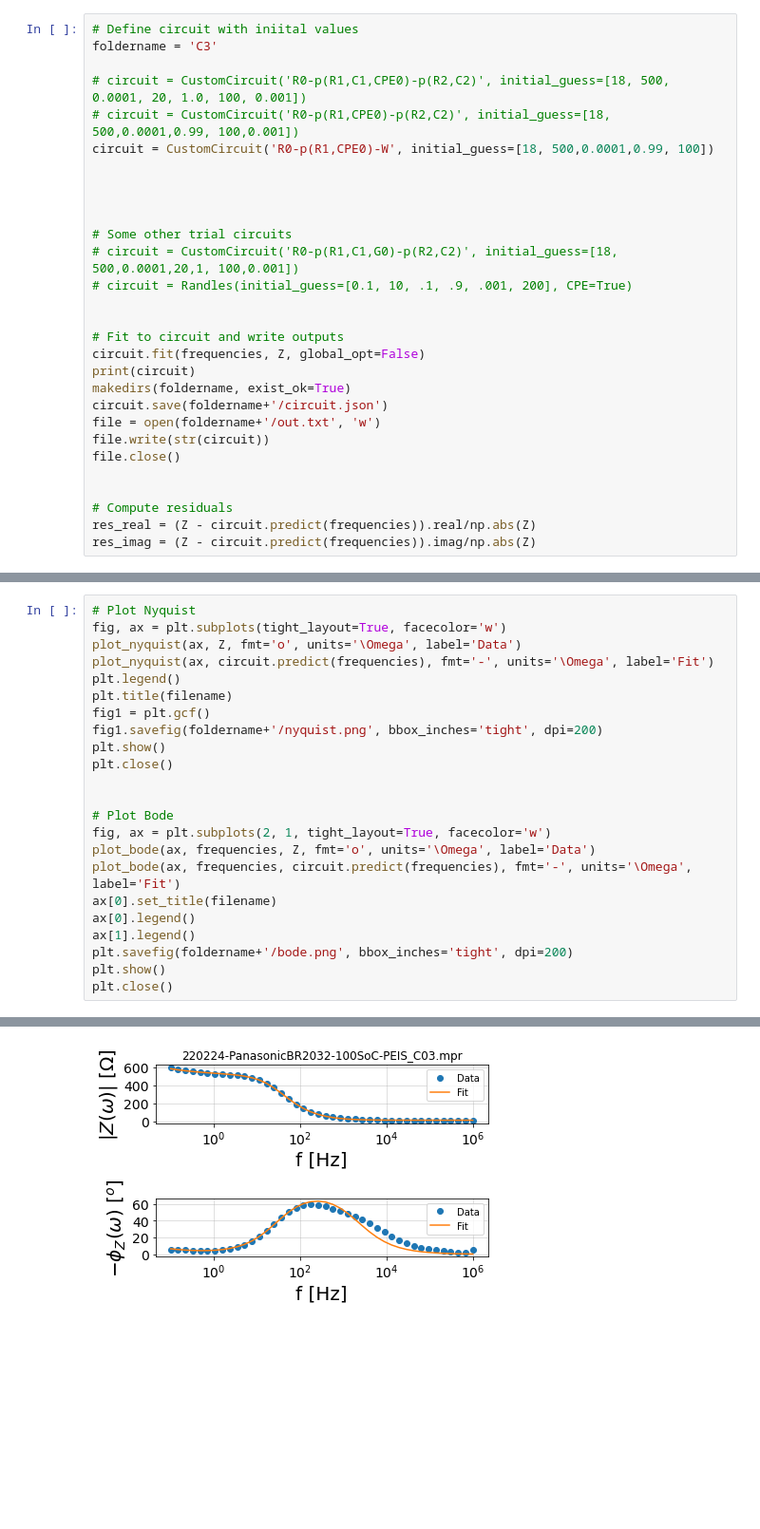
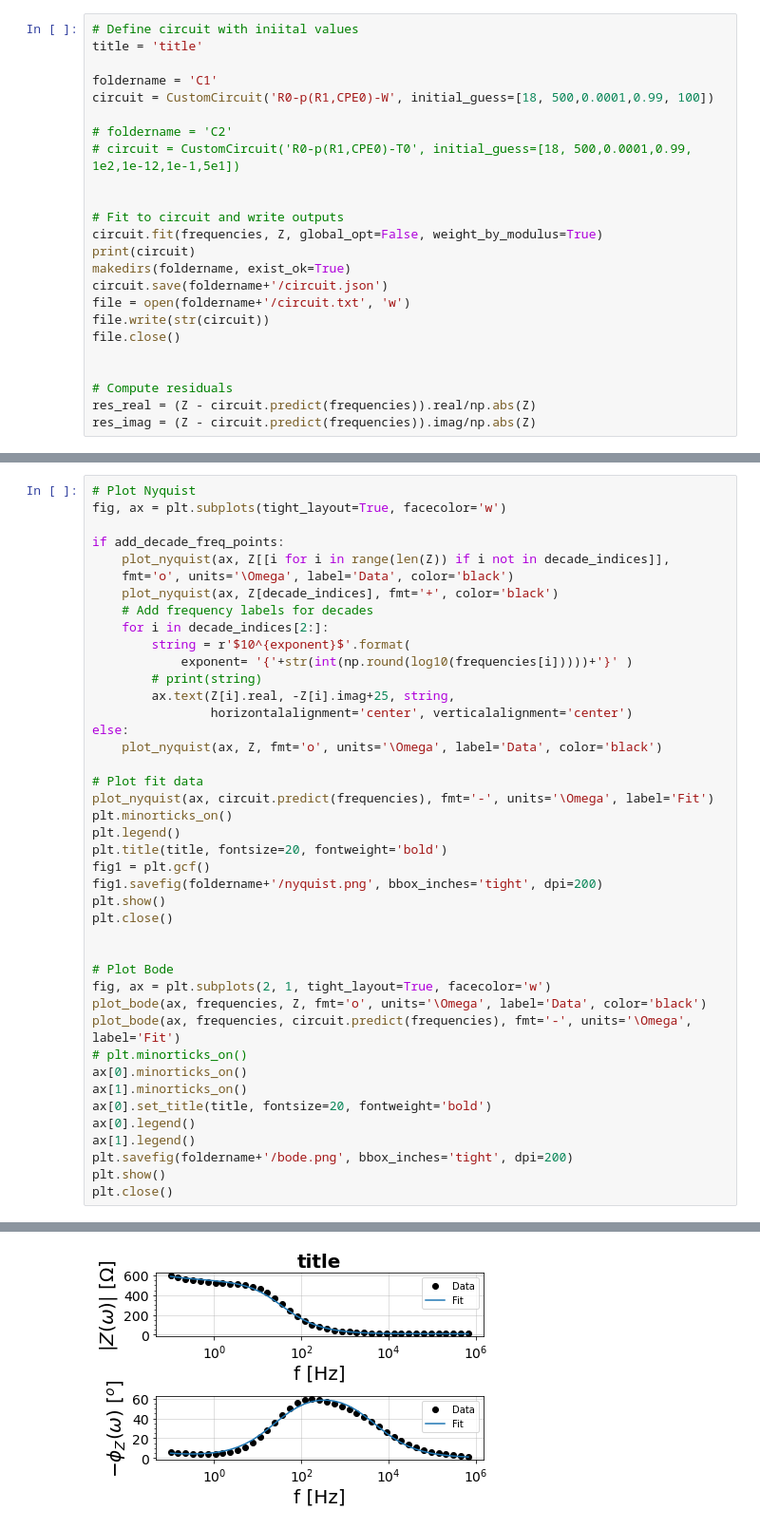
Before and after one commit to venkkris/impedance, a Jupyter notebook: analysis.ipynb, the cells around one changed output, grey strips where cells are left out. Shown at 95% size. Saved outputs shown, nothing was run; the diff lists cells and outputs as text; blank space fills up the shorter version.

```diff
--- a/analysis.ipynb
+++ b/analysis.ipynb
@@ -27,25 +64,20 @@ frequencies, Z = preprocessing.ignoreBelowX(frequencies, Z)
 # %%
 # Define circuit with iniital values
-foldername = 'C3'
+title = 'title'
 
-# circuit = CustomCircuit('R0-p(R1,C1,CPE0)-p(R2,C2)', initial_guess=[18, 500, 0.0001, 20, 1.0, 100, 0.001])
-# circuit = CustomCircuit('R0-p(R1,CPE0)-p(R2,C2)', initial_guess=[18, 500,0.0001,0.99, 100,0.001])
+foldername = 'C1'
 circuit = CustomCircuit('R0-p(R1,CPE0)-W', initial_guess=[18, 500,0.0001,0.99, 100])
 
-
-
-
-# Some other trial circuits
-# circuit = CustomCircuit('R0-p(R1,C1,G0)-p(R2,C2)', initial_guess=[18, 500,0.0001,20,1, 100,0.001])
-# circuit = Randles(initial_guess=[0.1, 10, .1, .9, .001, 200], CPE=True)
+# foldername = 'C2'
+# circuit = CustomCircuit('R0-p(R1,CPE0)-T0', initial_guess=[18, 500,0.0001,0.99, 1e2,1e-12,1e-1,5e1])
 
 
 # Fit to circuit and write outputs
-circuit.fit(frequencies, Z, global_opt=False)
+circuit.fit(frequencies, Z, global_opt=False, weight_by_modulus=True)
 print(circuit)
 makedirs(foldername, exist_ok=True)
 circuit.save(foldername+'/circuit.json')
-file = open(foldername+'/out.txt', 'w')
+file = open(foldername+'/circuit.txt', 'w')
 file.write(str(circuit))
 file.close()
 
@@ -73,10 +105,26 @@ Fit parameters:
 # %%
 # Plot Nyquist
 fig, ax = plt.subplots(tight_layout=True, facecolor='w')
-plot_nyquist(ax, Z, fmt='o', units='\Omega', label='Data')
+
+if add_decade_freq_points:
+    plot_nyquist(ax, Z[[i for i in range(len(Z)) if i not in decade_indices]],
+    fmt='o', units='\Omega', label='Data', color='black')
+    plot_nyquist(ax, Z[decade_indices], fmt='+', color='black')
+    # Add frequency labels for decades
+    for i in decade_indices[2:]:
+        string = r'$10^{exponent}$'.format(
+            exponent= '{'+str(int(np.round(log10(frequencies[i]))))+'}' )
+        # print(string)
+        ax.text(Z[i].real, -Z[i].imag+25, string,
+                horizontalalignment='center', verticalalignment='center')
+else:
+    plot_nyquist(ax, Z, fmt='o', units='\Omega', label='Data', color='black')
+
+# Plot fit data
 plot_nyquist(ax, circuit.predict(frequencies), fmt='-', units='\Omega', label='Fit')
+plt.minorticks_on()
 plt.legend()
-plt.title(filename)
+plt.title(title, fontsize=20, fontweight='bold')
 fig1 = plt.gcf()
 fig1.savefig(foldername+'/nyquist.png', bbox_inches='tight', dpi=200)
 plt.show()
@@ -85,9 +133,12 @@ plt.close()
 
 # Plot Bode
 fig, ax = plt.subplots(2, 1, tight_layout=True, facecolor='w')
-plot_bode(ax, frequencies, Z, fmt='o', units='\Omega', label='Data')
+plot_bode(ax, frequencies, Z, fmt='o', units='\Omega', label='Data', color='black')
 plot_bode(ax, frequencies, circuit.predict(frequencies), fmt='-', units='\Omega', label='Fit')
-ax[0].set_title(filename)
+# plt.minorticks_on()
+ax[0].minorticks_on()
+ax[1].minorticks_on()
+ax[0].set_title(title, fontsize=20, fontweight='bold')
 ax[0].legend()
 ax[1].legend()
 plt.savefig(foldername+'/bode.png', bbox_inches='tight', dpi=200)
@@ -98,4 +149,4 @@ plt.close()
-[figure, old version]
+[figure, new version]
 # %%
 # Plot residuals
 fig, ax = plt.subplots(tight_layout=True, facecolor='w')
```
Also changed, not shown: parts of 8 cells of this notebook, 2 other files.
